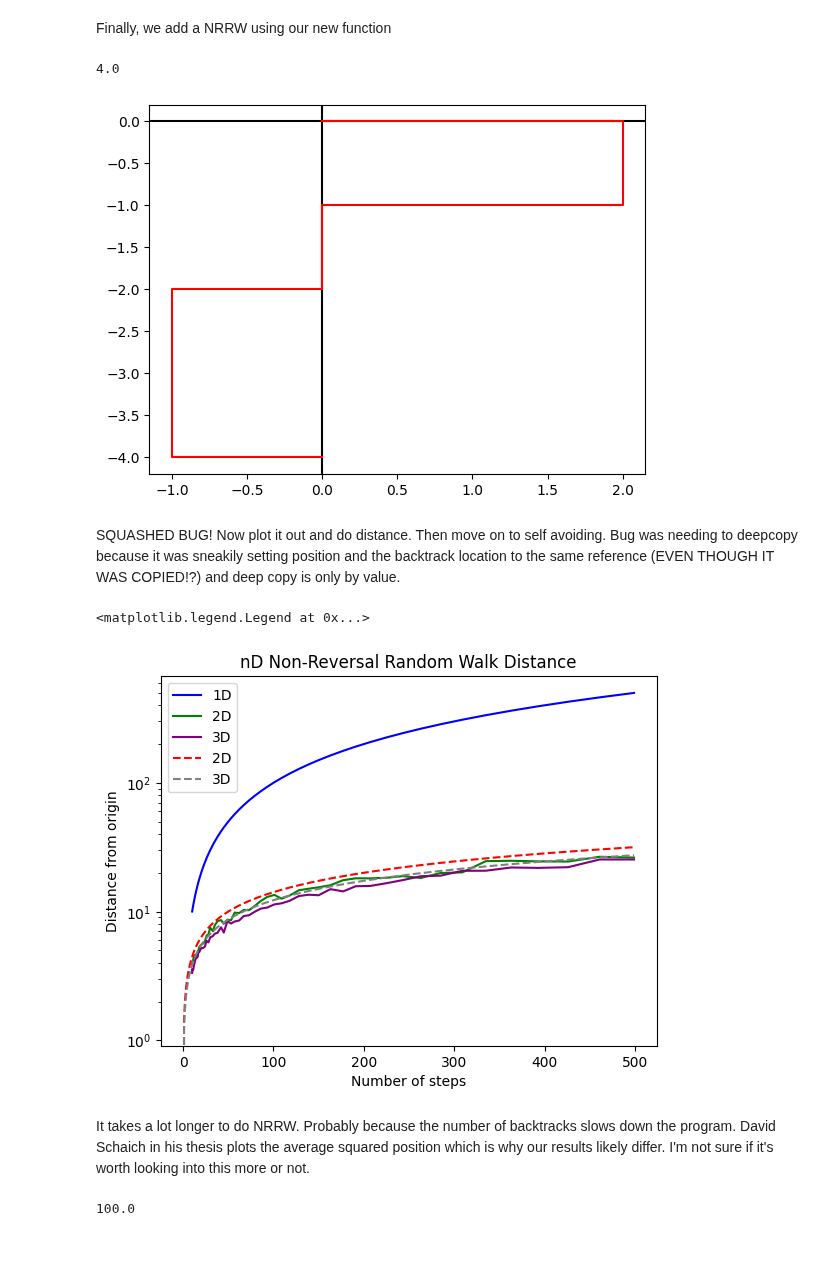
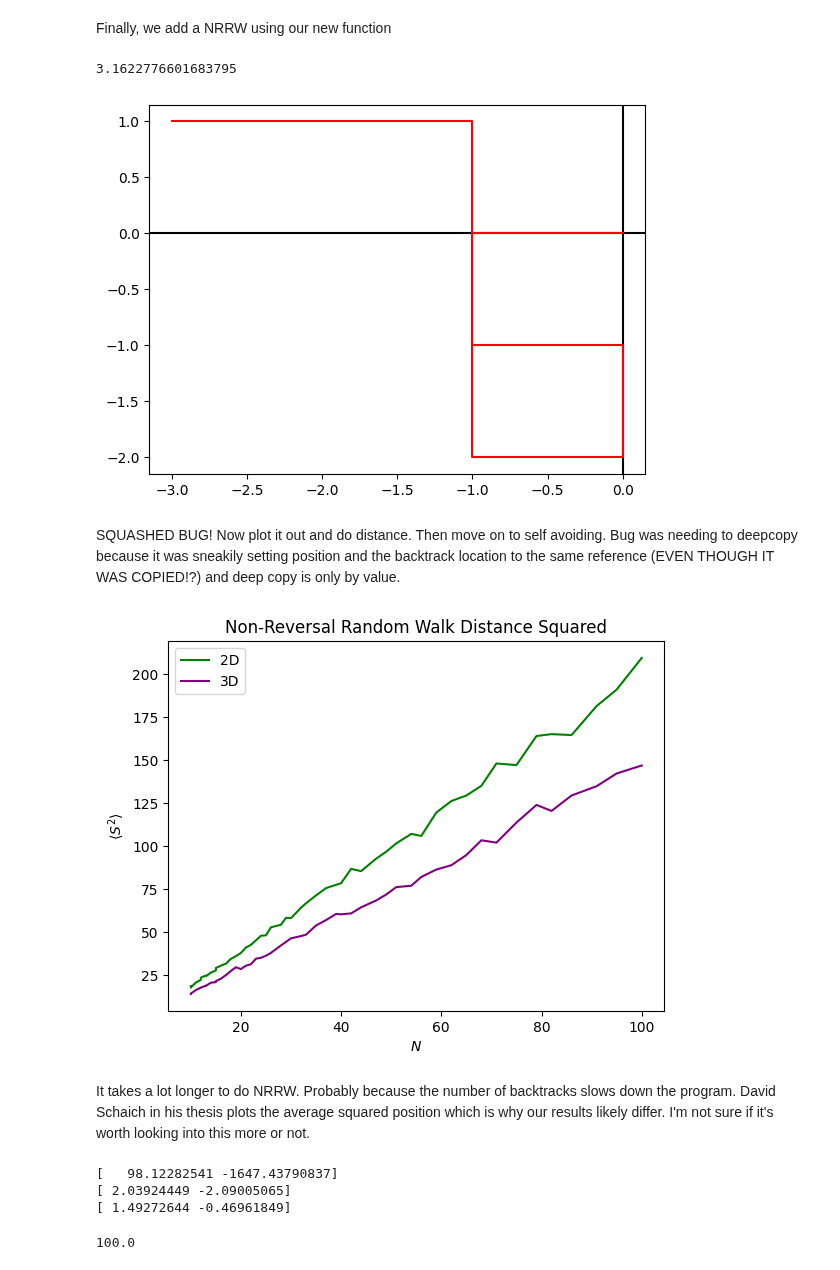
Before and after one commit to noahchanoah/thesis, a Jupyter notebook: RandomWalk.ipynb, the cells around one changed output. Cells and saved outputs as stored; diff of their text form; code cells hidden in the pictures.

```diff
--- a/RandomWalk.ipynb
+++ b/RandomWalk.ipynb
@@ -427,12 +440,12 @@ def nrrw(number_of_steps: int, dimension: int, plot: bool) -> float:
     for dim in range(dimension): #for each dimension in the space e.g x,y,z in R^3
         distance_sum += math.pow(position[dim],2)
     distance = math.sqrt(distance_sum)
-    return distance
+    return distance*distance #NEW: return the square of the distance
 # %%
 nrrw(10,2,True)
 # %% [output]
-4.0
+3.1622776601683795
-[figure, old version]
+[figure, new version]
 # %% [markdown]
 SQUASHED BUG! Now plot it out and do distance. Then move on to self avoiding. Bug was needing to deepcopy because it was sneakily setting position and the backtrack location to the same reference (EVEN THOUGH IT WAS COPIED!?) and deep copy is only by value.
 # %%
@@ -444,8 +457,8 @@ def nrrw_avg_distance(number_of_steps: int, number_of_trials:int, dimension: int
     avg_dist = avg_dist / number_of_trials
     return avg_dist
 # %%
-number_of_steps_new = 500 #1000
-number_of_trials_new = 100  #1000
+number_of_steps_new = 100 #1000
+number_of_trials_new = 1000  #1000
 
 #calculate the average distances
 logspacing = 50
@@ -459,26 +472,38 @@ NR_dim_three = [nrrw_avg_distance(int(step),number_of_trials_new,3) for step in
 #dim_hundred = [nrrw_avg_distance(int(step),number_of_trials,100) for step in np.logspace(1,math.log10(number_of_steps),logspacing)]
 # %%
 #plot them with the theory curves
-plt.semilogy(steps, NR_dim_one, color="blue", label="1D") #1D data
-plt.semilogy(steps, NR_dim_two, color="green", label="2D") #2D data
-plt.semilogy(steps, NR_dim_three, color="purple", label="3D") #3D data
+
+#plt.xscale("log")
+#plt.yscale("log")
+#plt.plot(steps, NR_dim_one, color="blue", label="1D") #1D data
+plt.plot(steps, NR_dim_two, color="green", label="2D") #2D data
+plt.plot(steps, NR_dim_three, color="purple", label="3D") #3D data
 #plt.plot(steps, NR_dim_three, color="purple") #3D data
 #plt.plot(steps, dim_ten, color="orange") #10D data
 #plt.plot(steps, dim_hundred, color="blue") #100D data
-plt.plot([x for x in np.arange(number_of_steps_new)], [x for x in np.arange(number_of_steps_new)], color="black", label="1D", linestyle="dashed") #1D theory
-plt.plot([x for x in np.arange(number_of_steps_new)], [math.sqrt((2)*x) for x in np.arange(number_of_steps_new)], color="red", label="2D", linestyle="dashed") #2D theory
-plt.plot([x for x in np.arange(number_of_steps_new)], [math.sqrt((3/2)*x) for x in np.arange(number_of_steps_new)], color="gray", label="3D", linestyle="dashed") #3D theory
+#plt.plot([x for x in np.arange(number_of_steps_new)], [x for x in np.arange(number_of_steps_new)], color="black", label="1D", linestyle="dashed") #1D theory
+#plt.plot([x for x in np.arange(number_of_steps_new)], [math.sqrt((2)*x) for x in np.arange(number_of_steps_new)], color="red", label="2D", linestyle="dashed") #2D theory
+#plt.plot([x for x in np.arange(number_of_steps_new)], [math.sqrt((3/2)*x) for x in np.arange(number_of_steps_new)], color="gray", label="3D", linestyle="dashed") #3D theory
 #plt.plot([x for x in np.arange(1000)], [sqrt_scaling(10)*math.sqrt(x) for x in np.arange(1000)], color="green", label="10D", linestyle="dashed") #10D theory
 #plt.plot([x for x in np.arange(1000)], [sqrt_scaling(100)*math.sqrt(x) for x in np.arange(1000)], color="orange", label="100D", linestyle="dashed") #100D theory
-plt.title("nD Non-Reversal Random Walk Distance")
-plt.xlabel("Number of steps")
-plt.ylabel("Distance from origin")
+plt.title("Non-Reversal Random Walk Distance Squared")
+plt.xlabel("$N$")
+plt.ylabel("$\langle S^2 \\rangle$")
 plt.legend()
+plt.savefig("NRRW.png", dpi=300, format="png")
 # %% [output]
-<matplotlib.legend.Legend at 0x...>
-[figure, old version]
+[figure, new version]
 # %% [markdown]
 It takes a lot longer to do NRRW. Probably because the number of backtracks slows down the program. David Schaich in his thesis plots the average squared position which is why our results likely differ. I'm not sure if it's worth looking into this more or not.
+# %%
+#NEW: polyfit the data
+print(np.polyfit(steps, NR_dim_one, 1))
+print(np.polyfit(steps, NR_dim_two, 1))
+print(np.polyfit(steps, NR_dim_three, 1))
+# %% [output]
+[   98.12282541 -1647.43790837]
+[ 2.03924449 -2.09005065]
+[ 1.49272644 -0.46961849]
 # %%
 nrrw_avg_distance(100 ,100,1)
 # %% [output]
```
Also changed, not shown: parts of 8 cells of this notebook.
